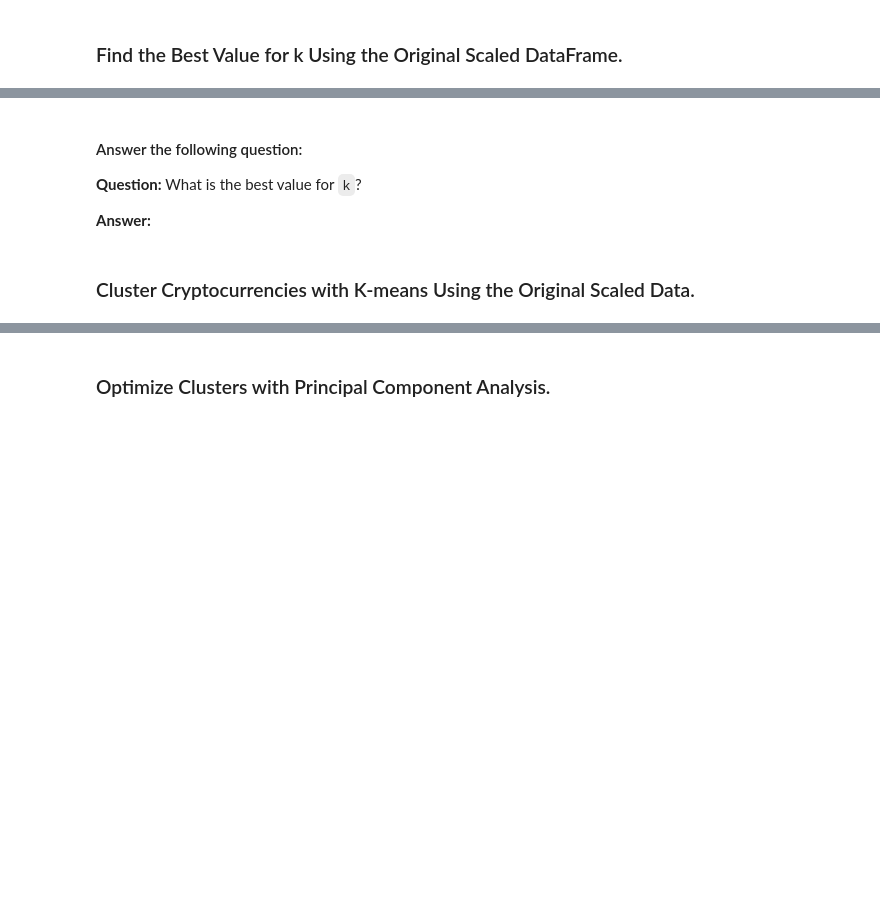
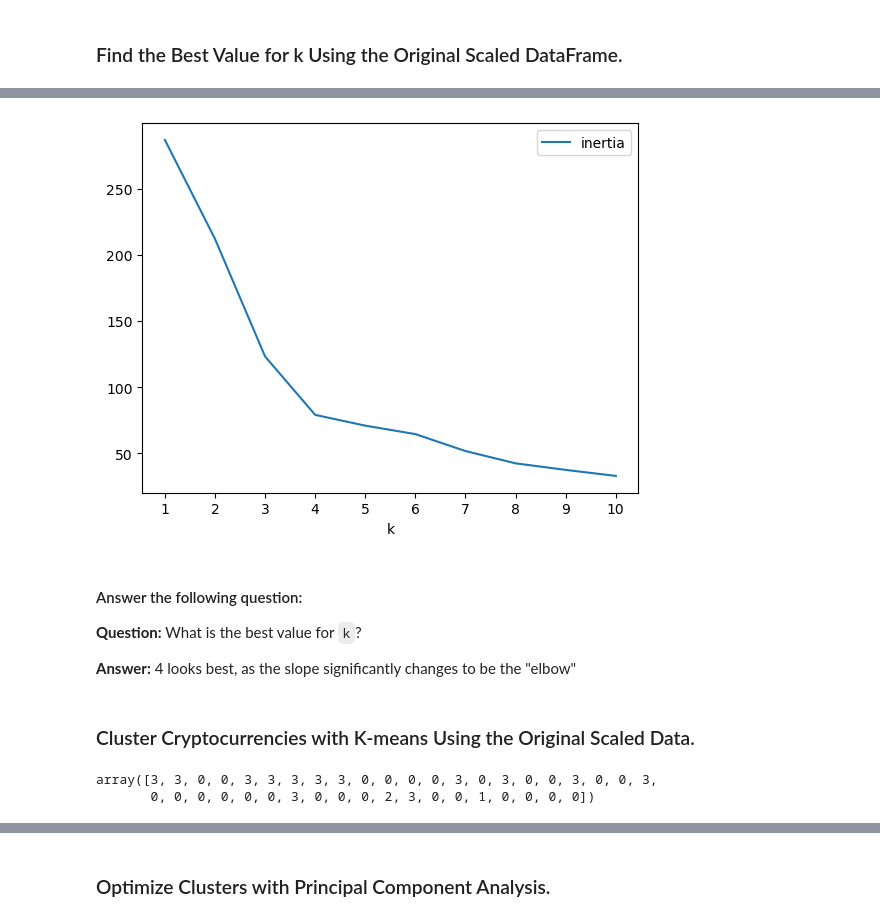
Before and after one commit to Rocker-Mitchell/CryptoClustering, a Jupyter notebook: Crypto_Clustering.ipynb, the cells around one changed output, grey strips where cells are left out. Cells and saved outputs as stored; diff of their text form; code cells hidden in the pictures; blank space fills up the shorter version.

```diff
--- a/Crypto_Clustering.ipynb
+++ b/Crypto_Clustering.ipynb
@@ -98,11 +104,15 @@ market_data_df.describe()
 # %%
 # Plot a line chart with all the inertia values computed with
 # the different values of k to visually identify the optimal value for k.
+_ = elbow_scaled_df.plot.line(x="k", y="inertia", xticks=k_values_scaled)
+# %% [output]
+[figure, added]
 # %% [markdown]
 #### Answer the following question:
+
 **Question:** What is the best value for `k`?
 
-**Answer:**
+**Answer:** 4 looks best, as the slope significantly changes to be the "elbow"
 # %% [markdown]
 ### Cluster Cryptocurrencies with K-means Using the Original Scaled Data.
 # %%
@@ -112,7 +124,11 @@ market_data_df.describe()
 # %%
 # Predict the clusters to group the cryptocurrencies using the scaled data
-
+market_scaled_clusters = k_model_scaled.predict(market_scaled_df)
 
 # View the resulting array of cluster values.
+market_scaled_clusters
+# %% [output]
+array([3, 3, 0, 0, 3, 3, 3, 3, 3, 0, 0, 0, 0, 3, 0, 3, 0, 0, 3, 0, 0, 3,
+       0, 0, 0, 0, 0, 0, 3, 0, 0, 0, 2, 3, 0, 0, 1, 0, 0, 0, 0])
 # %%
 # Create a copy of the DataFrame
```
Also changed, not shown: parts of 23 cells of this notebook, 2 other files.
